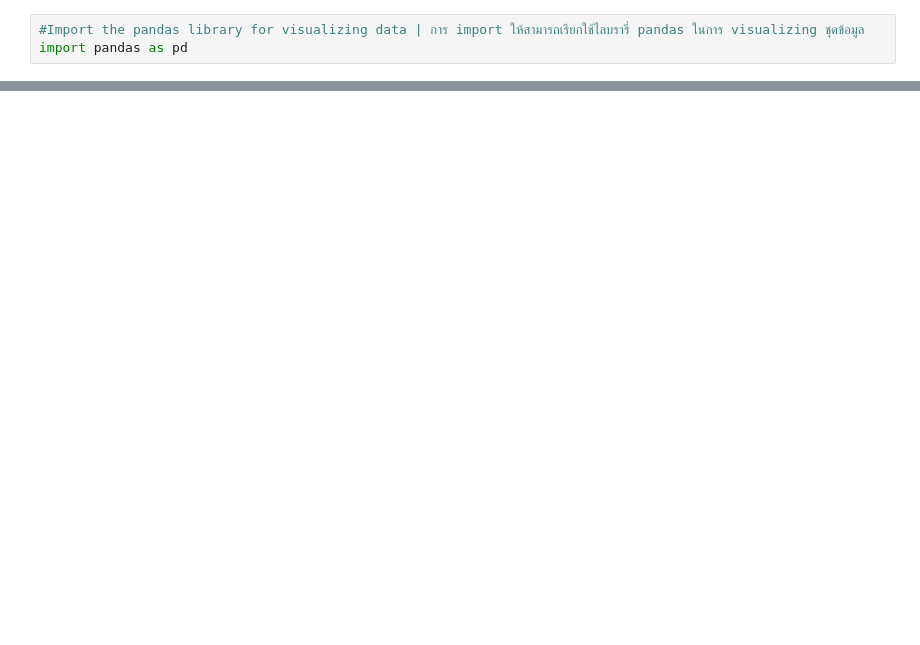
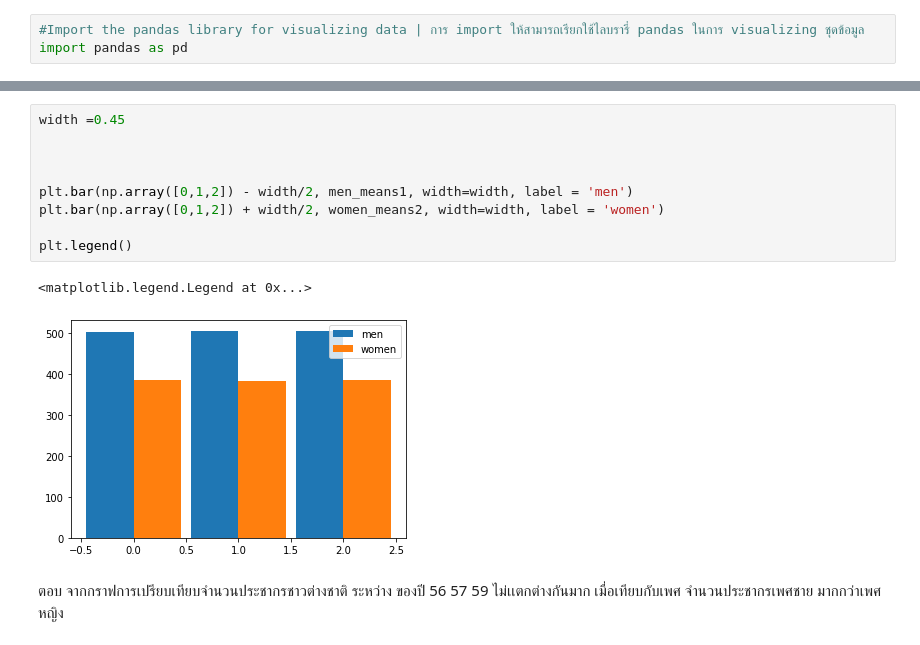
Before and after one commit to chayakonchanlun/DWDM21, a Jupyter notebook: FinalProject.ipynb, the cells around one changed output, grey strips where cells are left out. Saved outputs shown, nothing was run; the diff lists cells and outputs as text; blank space fills up the shorter version.

```diff
--- a/FinalProject.ipynb
+++ b/FinalProject.ipynb
@@ -45,0 +854,14 @@ FileNotFoundError: ignored
+# %%
+width =0.45
+
+
+
+plt.bar(np.array([0,1,2]) - width/2, men_means1, width=width, label = 'men')
+plt.bar(np.array([0,1,2]) + width/2, women_means2, width=width, label = 'women')
+
+plt.legend()
+# %% [output]
+<matplotlib.legend.Legend at 0x...>
+[figure, added]
+# %% [markdown]
+ตอบ จากกราฟการเปรียบเทียบจำนวนประชากรชาวต่างชาติ ระหว่าง ของปี 56 57 59 ไม่เเตกต่างกันมาก เมื่อเทียบกับเพศ จำนวนประชากรเพศชาย มากกว่าเพศหญิง
```
Also changed, not shown: parts of 129 cells of this notebook.
